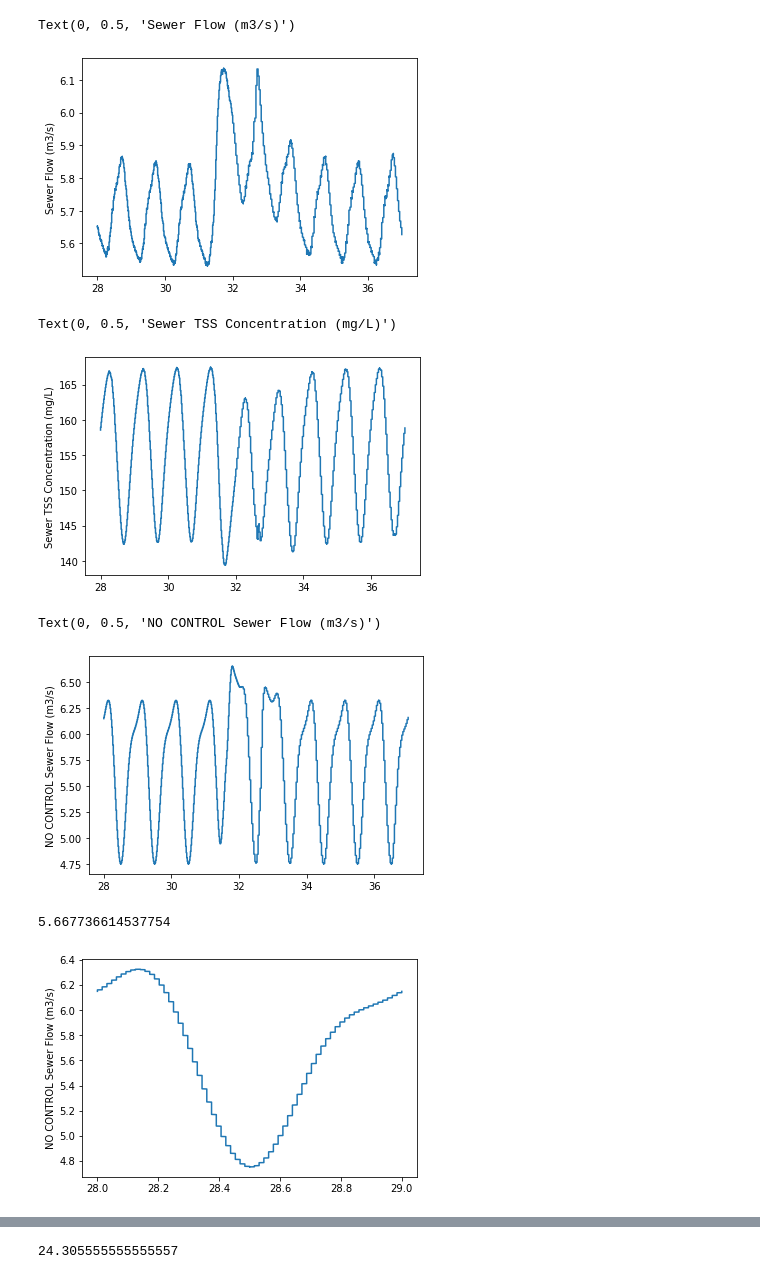
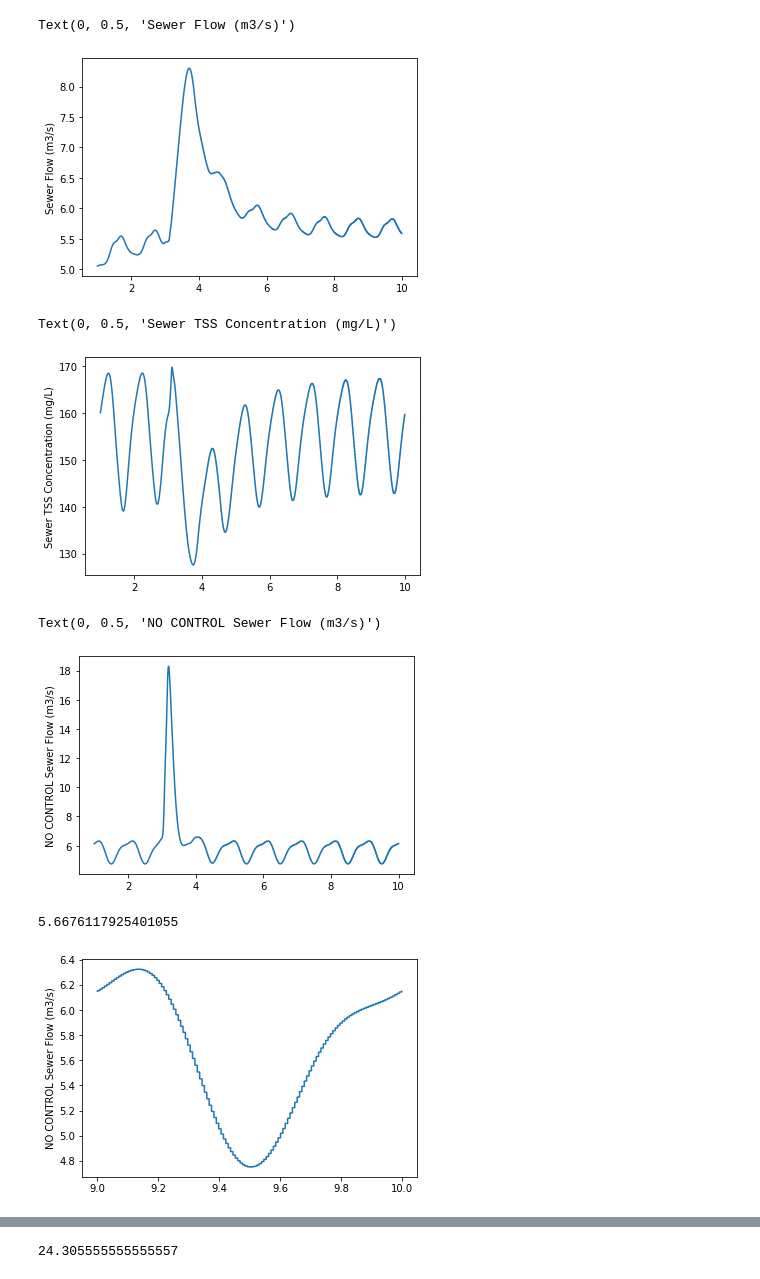
Before and after one commit to stroutm/sewerWRRF, a Jupyter notebook: SumoPythonPractice/Scaleinflow_sewerWRRF.ipynb, the cells around one changed output, grey strips where cells are left out. Saved outputs shown, nothing was run; the diff lists cells and outputs as text; code cells hidden in the pictures.

```diff
--- a/SumoPythonPractice/Scaleinflow_sewerWRRF.ipynb
+++ b/SumoPythonPractice/Scaleinflow_sewerWRRF.ipynb
@@ -10,7 +10,9 @@ import matplotlib.pyplot as plt
 # Set as 3 if using results from control, TSS load simulation
 save = 3
 
-stormNo = '3'
+stormNo = '1'
+
+controlNo = '05'
 
 # Load storm event data (LBC results, for sewer subsection only)
 # WRRF flow is in units of cubic feet/sec
@@ -26,16 +28,16 @@ elif save == 1:
     storm = cp.deepcopy(storm_control)
     file_c = 'c_both'
 elif save == 2:
-    storm_control = np.load('../data/storm'+stormNo+'_control_flow.npy', allow_pickle=True)
+    storm_control = np.load('../data/storm'+stormNo+'_control_flow_'+controlNo+'.npy', allow_pickle=True)
     storm = cp.deepcopy(storm_control)
     file_c = 'c_flow'
 elif save == 3:
-    storm_control = np.load('../data/storm'+stormNo+'_control_TSS.npy', allow_pickle=True)
+    storm_control = np.load('../data/storm'+stormNo+'_control_TSS_'+controlNo+'.npy', allow_pickle=True)
     storm = cp.deepcopy(storm_control)
     file_c = 'c_TSS'
 
 # File name for influent tsv
-w_influentTSV = 'C:/Users/Sara/Desktop/sewerWRRF/data/storm'+stormNo+'_'+file_c+'_influent.tsv'
+w_influentTSV = 'C:/Users/Sara/Desktop/sewerWRRF/data/storm'+stormNo+'_'+file_c+'_'+controlNo+'_influent.tsv'
 # %%
 # Check storm event data contents
 storm
@@ -65,14 +67,14 @@ plt.plot(storm.item().get('time'),sewer_flow)
 plt.ylabel('Sewer Flow (m3/s)')
 # %% [output]
 Text(0, 0.5, 'Sewer Flow (m3/s)')
-[figure, old version]
+[figure, new version]
 # %%
 # TSS concentration in sewer subsection (only)
 plt.plot(storm.item().get('time'),storm.item().get('WRRF_TSSConc'))
 plt.ylabel('Sewer TSS Concentration (mg/L)')
 # %% [output]
 Text(0, 0.5, 'Sewer TSS Concentration (mg/L)')
-[figure, old version]
+[figure, new version]
 # %%
 # Flow in sewer subsection (only)
 # NO CONTROL results shown here
@@ -81,27 +83,27 @@ plt.plot(storm_nocontrol.item().get('time'),storm_nocontrol.item().get('WRRF_flo
 plt.ylabel('NO CONTROL Sewer Flow (m3/s)')
 # %% [output]
 Text(0, 0.5, 'NO CONTROL Sewer Flow (m3/s)')
-[figure, old version]
+[figure, new version]
 # %%
 # Plot section that is dry-weather only
 # Will average over this section to get dry-weather average value
 # This is done for the NO CONTROL results shown above
 # Units of m3/s (converted from ft3/s)
 # Storm 1: 8:-1
 # Storm 2: 0:1
 # Storm 3: 0:1
 
-dw_start = 0*24*60*60/10
-dw_end = 1*24*60*60/10
+dw_start = 8*24*60*60/10
+dw_end = -1#1*24*60*60/10
 plt.plot(storm_nocontrol.item().get('time')[int(dw_start):int(dw_end)],storm_nocontrol.item().get('WRRF_flow')[int(dw_start):int(dw_end)] / 35.3147)
 plt.ylabel('NO CONTROL Sewer Flow (m3/s)')
 
 # Units of m3/s
 seweroutflow = np.mean(storm_nocontrol.item().get('WRRF_flow')[int(dw_start):int(dw_end)]) / 35.3147
 seweroutflow
 # %% [output]
-5.667736614537754
+5.6676117925401055
-[figure, old version]
+[figure, new version]
 # %%
 # IF NO CONTROL, RUN THIS
 
```
Also changed, not shown: parts of 10 cells of this notebook, 2 other files.
